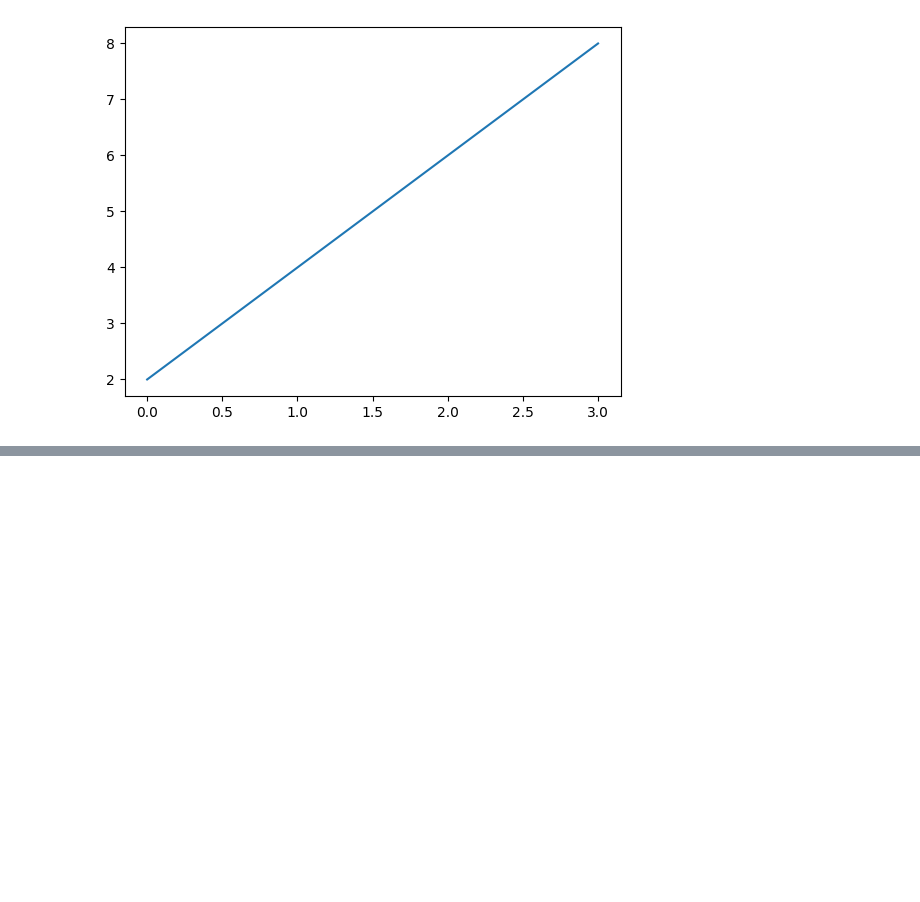
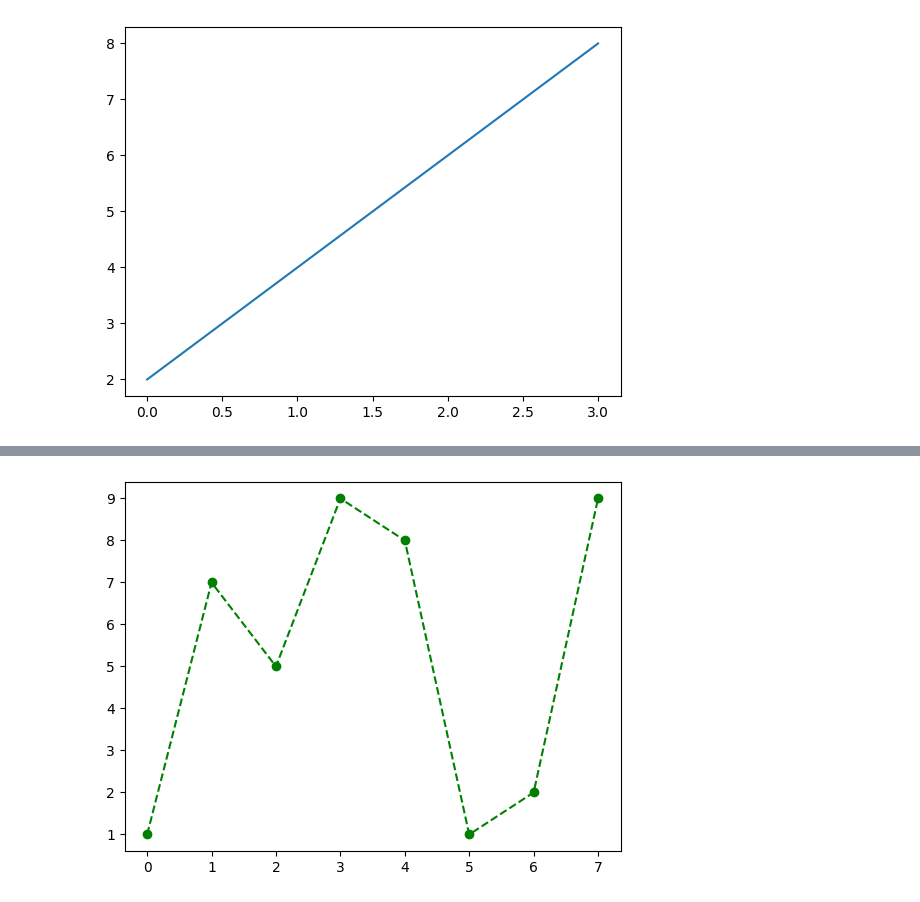
Before and after one commit to LEEYOUNGJAE1996/python_algorithm_practice, a Jupyter notebook: 스마트인재개발원/ex12matplotlib.ipynb, the cells around one changed output, grey strips where cells are left out. Drawn from its saved outputs; the diff is of its cells as text; code cells hidden in the pictures; blank space fills up the shorter version.

```diff
--- a/스마트인재개발원/ex12matplotlib.ipynb
+++ b/스마트인재개발원/ex12matplotlib.ipynb
@@ -30,0 +42,8 @@ plt.plot(x,y)
+# %%
+x = np.arange(8)
+y = [5,2,3,6,8,7,5,7]
+y = np.random.randint(1,10,8)
+plt.plot(x,y,ls = '--', marker ='o',color = 'g')
+plt.show()
+# %% [output]
+[figure, added]
```
Also changed, not shown: parts of 9 cells of this notebook.
